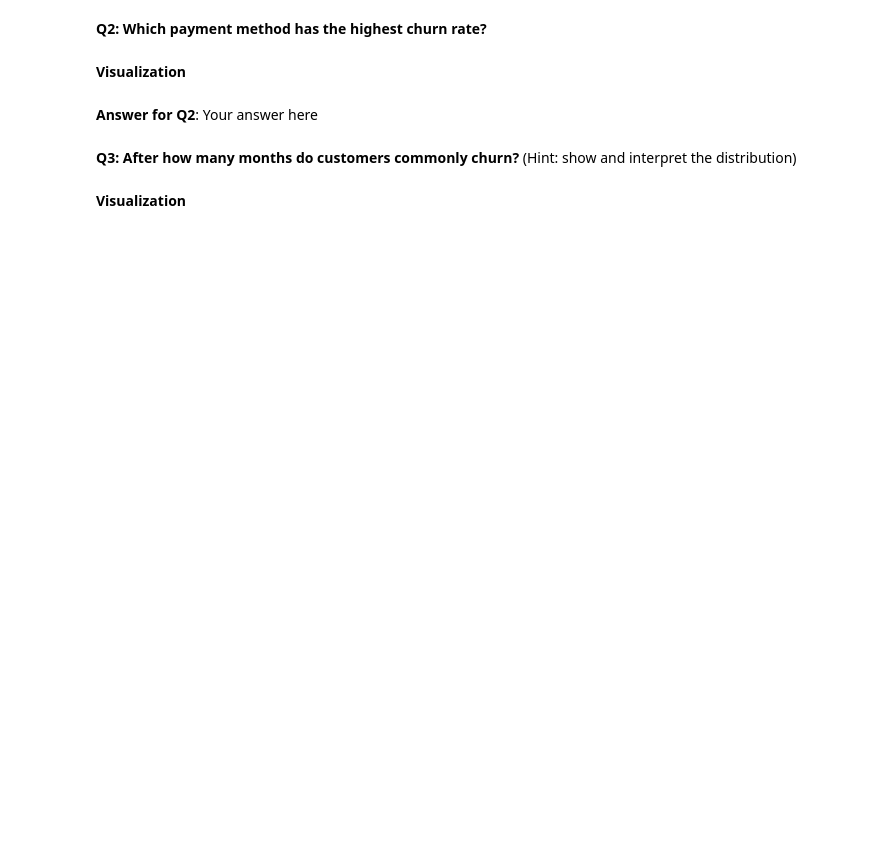
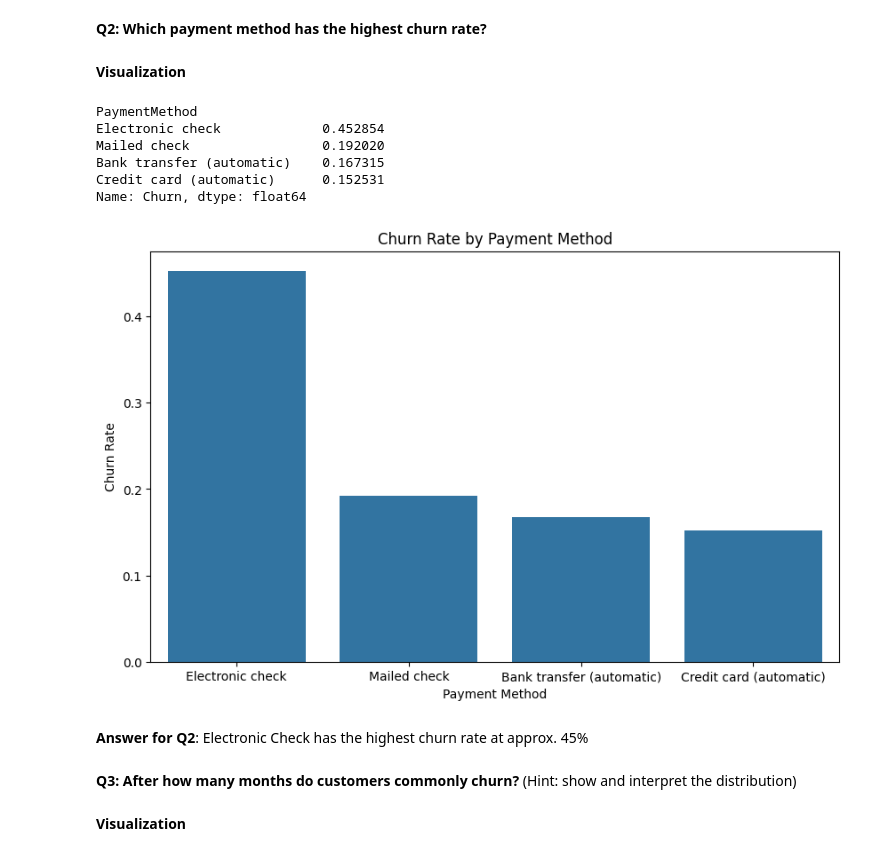
Before and after one commit to JjMyDamnSon/AI_sub, a Jupyter notebook: Classification_Mini-Project.ipynb, the cells around one changed output. Cells and saved outputs as stored; diff of their text form; code cells hidden in the pictures; blank space fills up the shorter version.

```diff
--- a/Classification_Mini-Project.ipynb
+++ b/Classification_Mini-Project.ipynb
@@ -293,8 +323,31 @@ df['Churn'] = df['Churn'].astype('category').cat.codes
 **Q2: Which payment method has the highest churn rate?**
 # %% [markdown]
 **Visualization**
-# %% [markdown]
-**Answer for Q2**: Your answer here
+# %%
+# Group by payment method and calculate churn rate
+churn_by_payment_method = df.groupby('PaymentMethod')['Churn'].mean().sort_values(ascending=False)
+
+# Display churn rates
+print(churn_by_payment_method)
+
+# Visualize with a bar plot
+plt.figure(figsize=(10, 6))
+sns.barplot(x=churn_by_payment_method.index, y=churn_by_payment_method.values)
+plt.title('Churn Rate by Payment Method')
+plt.xlabel('Payment Method')
+plt.ylabel('Churn Rate')
+
+plt.show()
+# %% [output]
+PaymentMethod
+Electronic check             0.452854
+Mailed check                 0.192020
+Bank transfer (automatic)    0.167315
+Credit card (automatic)      0.152531
+Name: Churn, dtype: float64
+[figure, added]
+# %% [markdown]
+**Answer for Q2**: Electronic Check has the highest churn rate at approx. 45%
 # %% [markdown]
 **Q3: After how many months do customers commonly churn?** (Hint: show and interpret the distribution)
 # %% [markdown]
```
Also changed, not shown: parts of 42 cells of this notebook.
